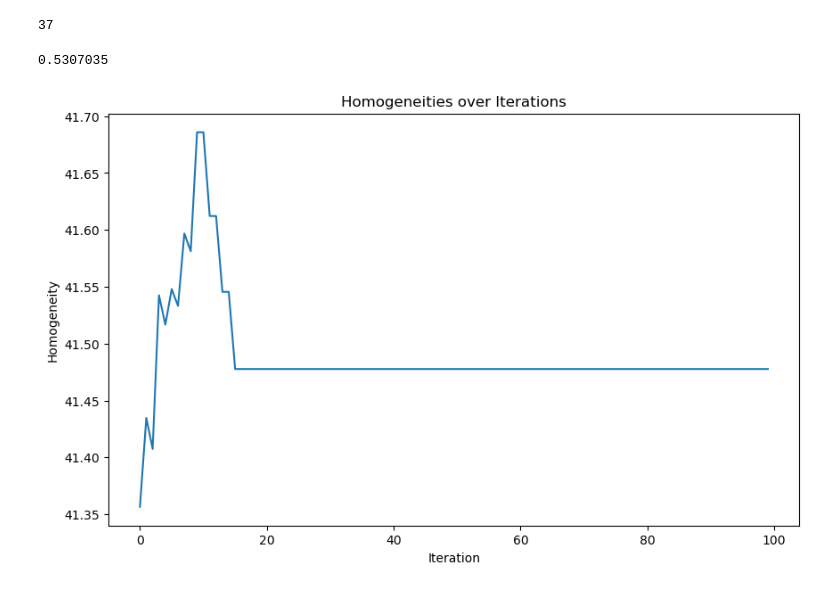
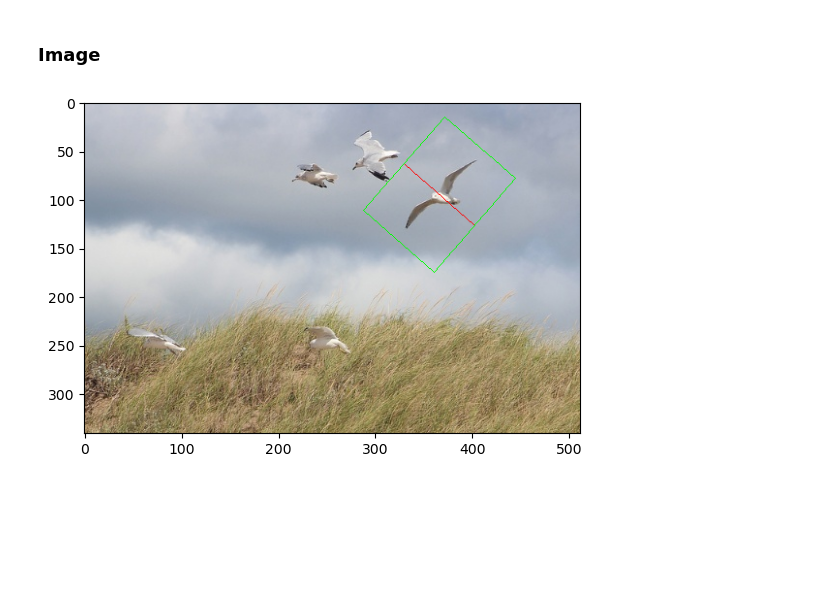
Before and after one commit to GMuradas99/Symmetry-Object-Detection-Analysis, a Jupyter notebook: homogeneity_threshold.ipynb, the cells around one changed output. Cells and saved outputs as stored; diff of their text form; code cells hidden in the pictures; blank space fills up the shorter version.

```diff
--- a/homogeneity_threshold.ipynb
+++ b/homogeneity_threshold.ipynb
@@ -428,33 +207,17 @@ plt.show()
-# %%
-max_index = homogeneities.index(max(homogeneities))
-print(max_index)
-# %% [output]
-37
-# %%
-homogeneities[11]
-# %% [output]
-0.5307035
-# %%
-homogeneities = []
-
-row_copy = row.copy()
-
-for i in range(0, 100):
-    row_copy['width_box'] += 1
-    row_copy['height_box'] += 1
-
-    cropped_img = display.crop_image(image, row_copy)
-    cropped_mask = display.crop_image(mask, row_copy)
-
-    homogeneities.append(homogeneity.rms(cropped_img, cropped_mask))
-
-
-
-plt.figure(figsize=(10, 6))
-plt.plot(homogeneities)
-plt.title('Homogeneities over Iterations')
-plt.xlabel('Iteration')
-plt.ylabel('Homogeneity')
-plt.show()
-# %% [output]
-[figure, removed]
+# %% [markdown]
+### Image
+# %%
+i = 1
+row_copy = row.copy()
+
+row_copy['width_box'] += x[i]
+row_copy['height_box'] += x[i]
+
+enlarged_box =  cv2.cvtColor(image.copy(), cv2.COLOR_BGR2RGB)
+display.drawBB(enlarged_box, row_copy)
+
+plt.imshow(enlarged_box)
+
+plt.show()
+# %% [output]
+[figure, added]
```
Also changed, not shown: parts of 20 cells of this notebook, 6 other files.
